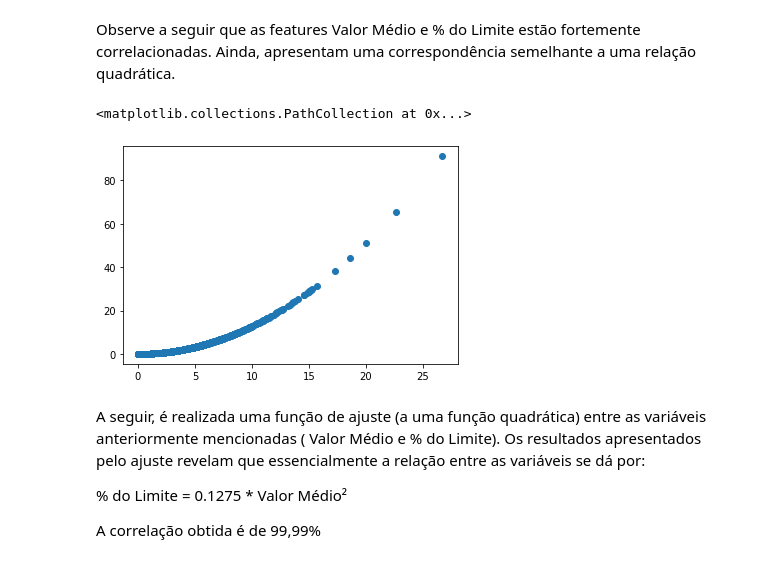
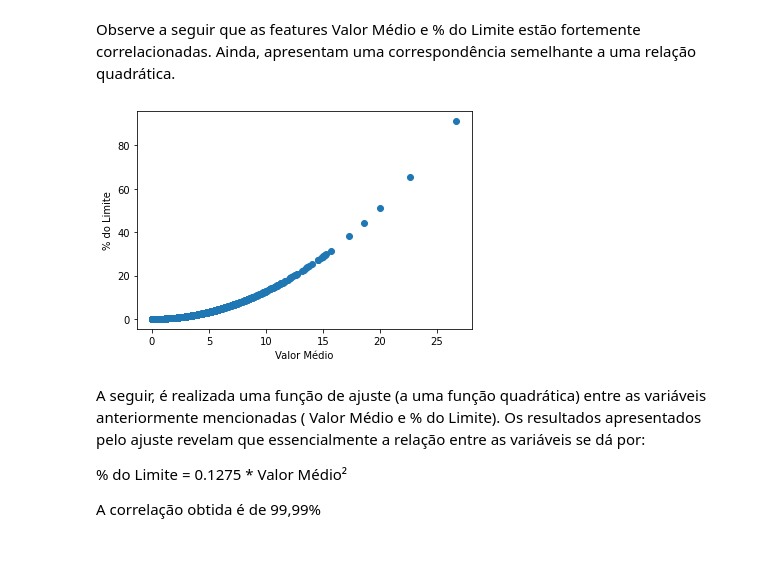
Before and after one commit to lucastsc/eletromagnetism, a Jupyter notebook: electromagnetism.ipynb, the cells around one changed output. Drawn from its saved outputs; the diff is of its cells as text; code cells hidden in the pictures.

```diff
--- a/electromagnetism.ipynb
+++ b/electromagnetism.ipynb
@@ -511,9 +519,10 @@ mdf_anapolis.corr('spearman')
 Observe a seguir que  as features Valor Médio e % do Limite estão fortemente correlacionadas. Ainda, apresentam uma correspondência semelhante a uma relação quadrática.
 # %%
 plt.scatter(mdf['Valor Medio'], mdf['% do Limite'])
+plt.xlabel('Valor Médio')
+plt.ylabel('% do Limite');
 # %% [output]
-<matplotlib.collections.PathCollection at 0x...>
-[figure, old version]
+[figure, new version]
 # %% [markdown]
 A seguir, é realizada uma função de ajuste (a uma função quadrática) entre as variáveis anteriormente mencionadas ( Valor Médio e % do Limite). Os resultados apresentados pelo ajuste revelam que essencialmente a relação entre as variáveis se dá por:
 
```
Also changed, not shown: parts of 11 cells of this notebook.
